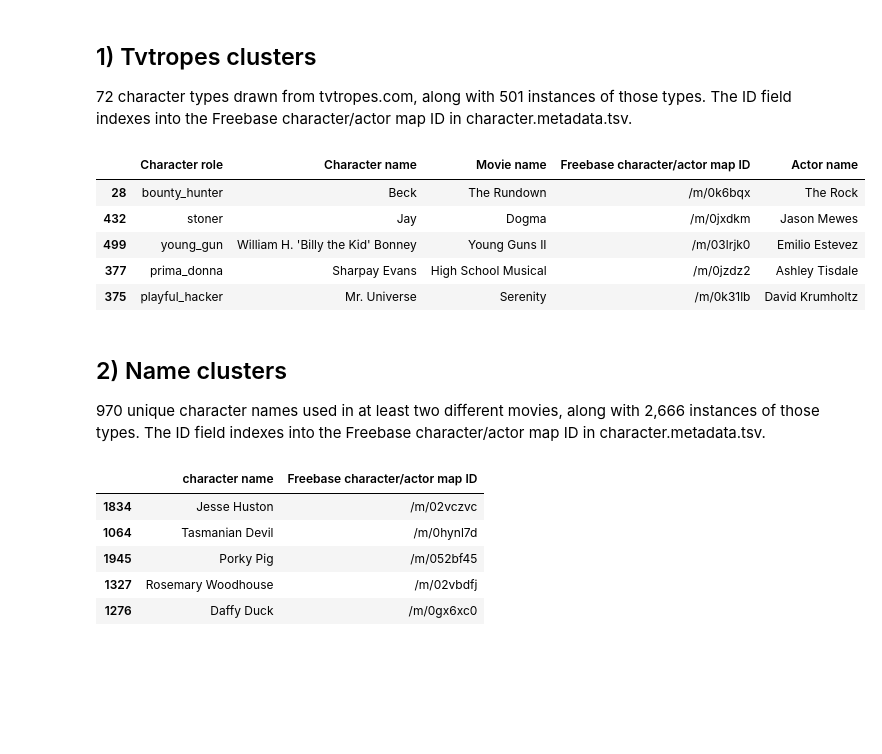
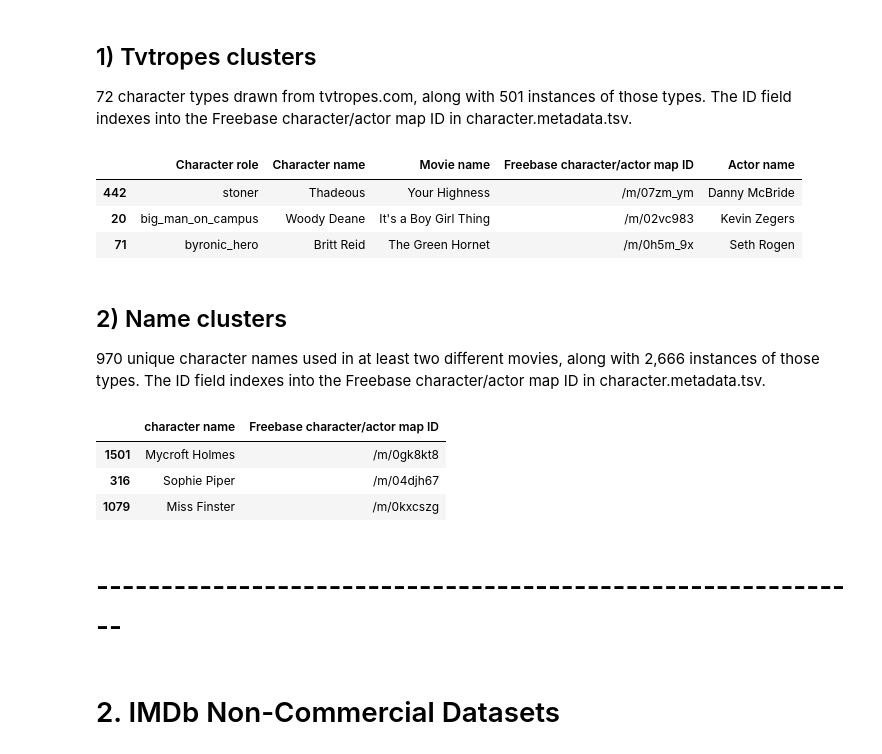
Before and after one commit to epfl-ada/ada-2023-project-adaflix, a Jupyter notebook: milestone_2.ipynb, the cells around one changed output. Saved outputs shown, nothing was run; the diff lists cells and outputs as text; code cells hidden in the pictures; blank space fills up the shorter version.

```diff
--- a/milestone_2.ipynb
+++ b/milestone_2.ipynb
@@ -124,37 +177,35 @@ The plot summaries, run through the Stanford CoreNLP pipeline (tagging, parsing,
 # %%
 tvtropes_file_name = os.path.join(PATH_FOLDER, 'tvtropes.clusters.txt')
 tvtropes_metadata = pd.read_csv(tvtropes_file_name, sep="\t", names = ['character', 'data'])
 
 # Convert the 'data' column to strings
 tvtropes_metadata['data'] = tvtropes_metadata['data'].apply(lambda x: str(x))
 
 # Extract and convert the JSON data to separate columns
 tvtropes_metadata = pd.DataFrame([(character_type, json.loads(data)) for character_type, data
                in zip(tvtropes_metadata['character'], tvtropes_metadata['data'])])
 
-# redefine columns lost from the previous operation
+# Redefine columns lost from the previous operation
 tvtropes_metadata.columns = ['character', 'data']
 
 # Expand the 'data' column into separate columns
 tvtropes_metadata = pd.concat([tvtropes_metadata, tvtropes_metadata['data'].apply(pd.Series)], axis=1)
 
 # Drop the original 'data' column
 tvtropes_metadata.drop('data', axis=1, inplace=True)
 
 tvtropes_metadata.columns = [[ 'Character role',
                                'Character name',
                                'Movie name',
                                'Freebase character/actor map ID',
                                'Actor name' ]]
 
-tvtropes_metadata.sample(5)
+tvtropes_metadata.sample(3)
 # %% [output]
 |  | Character role | Character name | Movie name | Freebase character/actor map ID | Actor name |
-| 28 | bounty_hunter | Beck | The Rundown | /m/0k6bqx | The Rock |
-| 432 | stoner | Jay | Dogma | /m/0jxdkm | Jason Mewes |
-| 499 | young_gun | William H. 'Billy the Kid' Bonney | Young Guns II | /m/03lrjk0 | Emilio Estevez |
-| 377 | prima_donna | Sharpay Evans | High School Musical | /m/0jzdz2 | Ashley Tisdale |
-| 375 | playful_hacker | Mr. Universe | Serenity | /m/0k31lb | David Krumholtz |
+| 442 | stoner | Thadeous | Your Highness | /m/07zm_ym | Danny McBride |
+| 20 | big_man_on_campus | Woody Deane | It's a Boy Girl Thing | /m/02vc983 | Kevin Zegers |
+| 71 | byronic_hero | Britt Reid | The Green Hornet | /m/0h5m_9x | Seth Rogen |
 # %% [markdown]
 ## 2) Name clusters
 
@@ -162,11 +213,13 @@ tvtropes_metadata.sample(5)
 # %%
 name_file_name = os.path.join(PATH_FOLDER, 'name.clusters.txt')
 name_metadata = pd.read_csv(name_file_name,  sep="\t", names= ["character name", "Freebase character/actor map ID"])
-name_metadata.sample(5)
+name_metadata.sample(3)
 # %% [output]
 |  | character name | Freebase character/actor map ID |
-| 1834 | Jesse Huston | /m/02vczvc |
-| 1064 | Tasmanian Devil | /m/0hynl7d |
-| 1945 | Porky Pig | /m/052bf45 |
-| 1327 | Rosemary Woodhouse | /m/02vbdfj |
-| 1276 | Daffy Duck | /m/0gx6xc0 |
+| 1501 | Mycroft Holmes | /m/0gk8kt8 |
+| 316 | Sophie Piper | /m/04djh67 |
+| 1079 | Miss Finster | /m/0kxcszg |
+# %% [markdown]
+# ------------------------------------------------------------
+# %% [markdown]
+# 2. IMDb Non-Commercial Datasets
```
Also changed, not shown: parts of 62 cells of this notebook, 1 other file.
